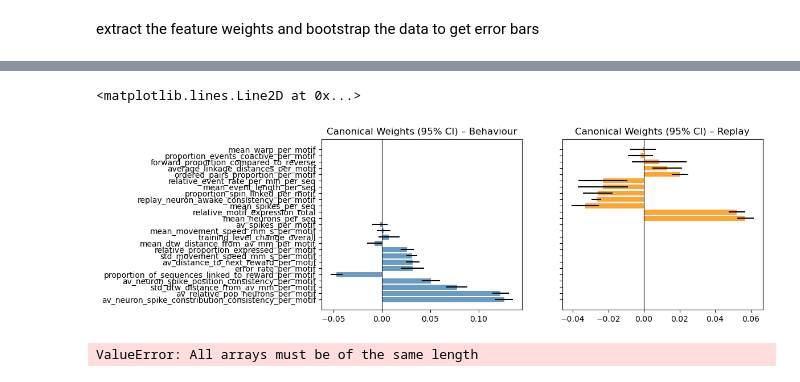
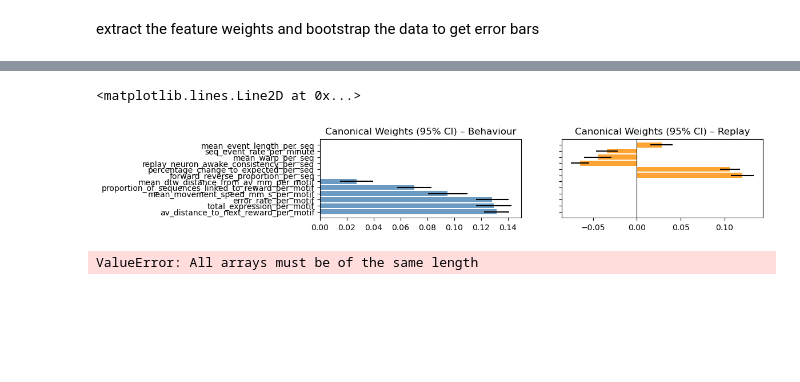
Before and after one commit to EmmettJT/sequences_analyse_PPSeq, a Jupyter notebook: revision_analysis/prioritisation_analysis/behaviour_sleep_link/3_bts_CCA.ipynb, the cells around one changed output, grey strips where cells are left out. Saved outputs shown, nothing was run; the diff lists cells and outputs as text; code cells hidden in the pictures; blank space fills up the shorter version.

```diff
--- a/revision_analysis/prioritisation_analysis/behaviour_sleep_link/3_bts_CCA.ipynb
+++ b/revision_analysis/prioritisation_analysis/behaviour_sleep_link/3_bts_CCA.ipynb
@@ -298,29 +241,19 @@ list(replay_df)
 # prepare dataframes
 deal with nans, drops columns, standardise etc.
 # %%
-# predictor_matrix = behav_df.drop(columns = ['sequence_motif',
-#                                             'std_h_distance_from_av_mm_per_motif',
-#                                             'av_neuron_spike_position_consistency_per_motif',
-#                                             'mean_h_distance_from_av_mm_per_motif',
-#                                             'std_h_distance_from_av_mm_per_motif',
-#                                             'std_dtw_distance_from_av_mm_per_motif',
-#                                             'std_movement_speed_mm_s_per_motif',
-#                                             'training_level_change_overall',
-#                                             'av_distance_to_next_reward_per_motif'])
-
-predictor_matrix = behav_df.drop(columns = ['sequence_motif'])
+predictor_matrix = behav_df.drop(columns = ['mouse_id','sequence_motif','mouse','mean_h_distance_from_av_mm_per_motif'])
 
 outcome_matrix = replay_df.drop(columns = ['animal_id','seq_id'])
 
-# if every value in a row is nan, drop that row
-mask = predictor_matrix.isna().all(axis=1) | outcome_matrix.isna().all(axis=1)
-predictor_matrix = predictor_matrix.loc[~mask]
-outcome_matrix   = outcome_matrix.loc[~mask]
+# # if every value in a row is nan, drop that row
+# mask = predictor_matrix.isna().all(axis=1) | outcome_matrix.isna().all(axis=1)
+# predictor_matrix = predictor_matrix.loc[~mask]
+# outcome_matrix   = outcome_matrix.loc[~mask]
 
-# for this one, nan means there were no reverse. so converting to zero doesnt really make sense.
-# instead, we will just make it the same as the max value in the column
-max_val = max(outcome_matrix.forward_proportion_compared_to_reverse)
-outcome_matrix.forward_proportion_compared_to_reverse = outcome_matrix.forward_proportion_compared_to_reverse.fillna(max_val)
+# # for this one, nan means there were no reverse. so converting to zero doesnt really make sense.
+# # instead, we will just make it the same as the max value in the column
+# max_val = max(outcome_matrix.forward_proportion_compared_to_reverse)
+# outcome_matrix.forward_proportion_compared_to_reverse = outcome_matrix.forward_proportion_compared_to_reverse.fillna(max_val)
 
 # convert all nan's, strings and missing values to 0
 predictor_matrix = predictor_matrix.applymap(lambda x: 0 if isinstance(x, str) or pd.isna(x) else x)
@@ -599,5 +583,8 @@ axes[1].axvline(0, color='black', linewidth=0.8)
 # %%
 component = 1
+
+X = predictor_matrix
+Y = outcome_matrix
 
 # --- Step 1: Standardize ---
 X_scaled = StandardScaler().fit_transform(X)
@@ -627,34 +614,34 @@ for i in range(n_boots):
 x_mean = x_weights_all.mean(axis=0)
 y_mean = y_weights_all.mean(axis=0)
 
 x_err = scipy.stats.sem(x_weights_all, axis=0)
 y_err = scipy.stats.sem(y_weights_all, axis=0)
 
 # Sort by absolute weight magnitude
 sorted_idx_x = np.argsort(-np.abs(x_mean))
 sorted_idx_y = np.argsort(-np.abs(y_mean))
 
 # Behaviour
 beh_names = np.array(X.columns)[sorted_idx_x]
 beh_vals = x_mean[sorted_idx_x]
 
 # Replay
 rep_names = np.array(Y.columns)[sorted_idx_y]
 rep_vals = y_mean[sorted_idx_y]
 
 # Plot
 fig, axes = plt.subplots(1, 2, figsize=(10, max(len(X.columns), len(Y.columns)) * 0.3), sharey=True)
 
 axes[0].barh(beh_names, beh_vals, xerr= x_err, color='steelblue', alpha=0.8)
 axes[0].set_title('Canonical Weights (95% CI) – Behaviour')
 axes[0].axvline(0, color='black', linewidth=0.8)
 
 axes[1].barh(rep_names, rep_vals, xerr=y_err, color='darkorange', alpha=0.8)
 axes[1].set_title('Canonical Weights (95% CI) – Replay')
 axes[1].axvline(0, color='black', linewidth=0.8)
 # %% [output]
 <matplotlib.lines.Line2D at 0x...>
-[figure, old version]
+[figure, new version]
 # %%
 import numpy as np
 import pandas as pd
```
Also changed, not shown: parts of 26 cells of this notebook, 3 other files.
